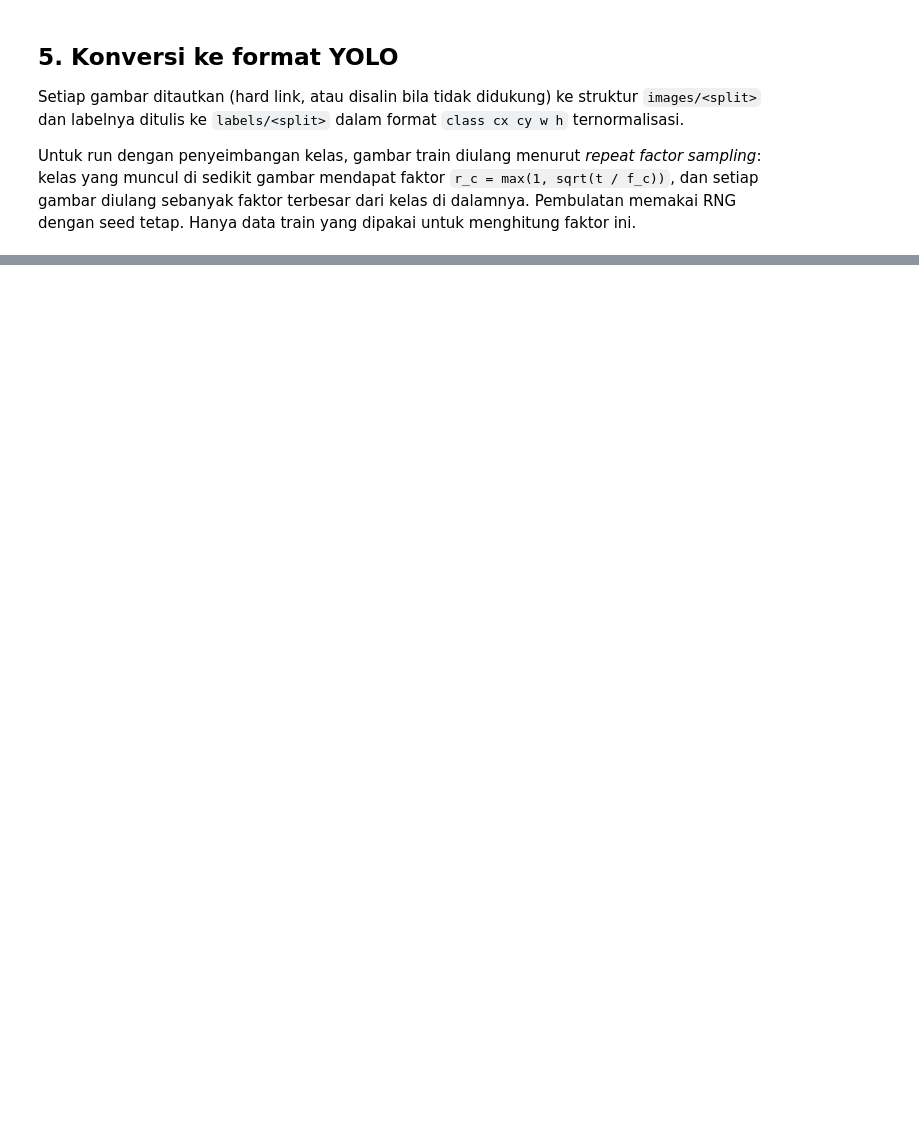
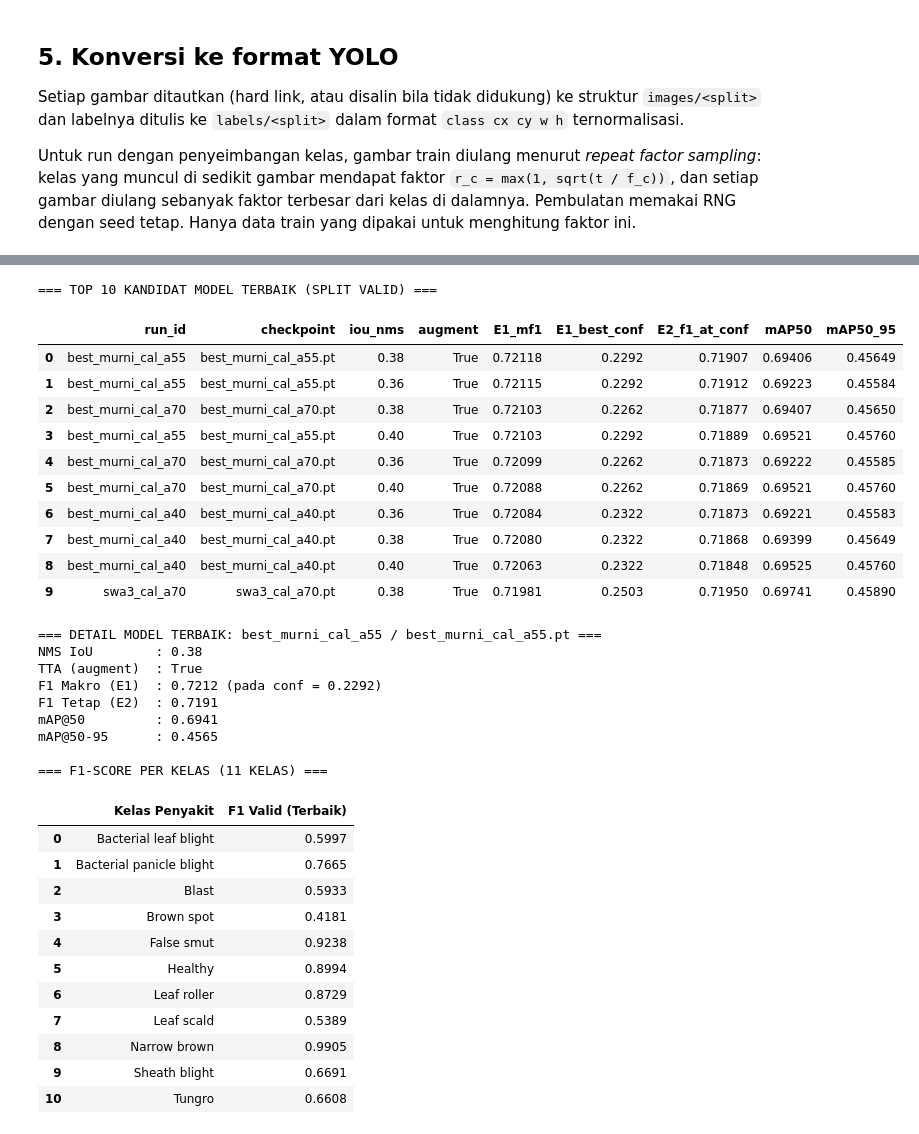
Before and after one commit to DimasPanca/telepati-agridata, a Jupyter notebook: notebooks/agridata_pipeline.ipynb, the cells around one changed output, grey strips where cells are left out. Cells and saved outputs as stored; diff of their text form; code cells hidden in the pictures; blank space fills up the shorter version.

```diff
--- a/notebooks/agridata_pipeline.ipynb
+++ b/notebooks/agridata_pipeline.ipynb
@@ -861,0 +1018,57 @@ if MODE == "inference_only":
+# %%
+df_res = pd.read_csv(RUNS_DIR.parent / "eval" / "checkpoint_eval_valid.csv")
+
+print("=== TOP 10 KANDIDAT MODEL TERBAIK (SPLIT VALID) ===")
+summary_cols = ["run_id", "checkpoint", "iou_nms", "augment", "E1_mf1", "E1_best_conf", "E2_f1_at_conf", "mAP50", "mAP50_95"]
+display(df_res[summary_cols].head(10).reset_index(drop=True))
+
+best_row = df_res.iloc[0]
+print(f"\n=== DETAIL MODEL TERBAIK: {best_row['run_id']} / {best_row['checkpoint']} ===")
+print(f"NMS IoU        : {best_row['iou_nms']}")
+print(f"TTA (augment)  : {best_row['augment']}")
+print(f"F1 Makro (E1)  : {best_row['E1_mf1']:.4f} (pada conf = {best_row['E1_best_conf']:.4f})")
+print(f"F1 Tetap (E2)  : {best_row['E2_f1_at_conf']:.4f}")
+print(f"mAP@50         : {best_row['mAP50']:.4f}")
+print(f"mAP@50-95      : {best_row['mAP50_95']:.4f}")
+
+print("\n=== F1-SCORE PER KELAS (11 KELAS) ===")
+f1_cols = [c for c in df_res.columns if c.startswith("F1_")]
+df_per_class = pd.DataFrame({
+    "Kelas Penyakit": [c.replace("F1_", "") for c in f1_cols],
+    "F1 Valid (Terbaik)": [best_row[c] for c in f1_cols],
+})
+display(df_per_class)
+# %% [output]
+=== TOP 10 KANDIDAT MODEL TERBAIK (SPLIT VALID) ===
+|  | run_id | checkpoint | iou_nms | augment | E1_mf1 | E1_best_conf | E2_f1_at_conf | mAP50 | mAP50_95 |
+| 0 | best_murni_cal_a55 | best_murni_cal_a55.pt | 0.38 | True | 0.72118 | 0.2292 | 0.71907 | 0.69406 | 0.45649 |
+| 1 | best_murni_cal_a55 | best_murni_cal_a55.pt | 0.36 | True | 0.72115 | 0.2292 | 0.71912 | 0.69223 | 0.45584 |
+| 2 | best_murni_cal_a70 | best_murni_cal_a70.pt | 0.38 | True | 0.72103 | 0.2262 | 0.71877 | 0.69407 | 0.45650 |
+| 3 | best_murni_cal_a55 | best_murni_cal_a55.pt | 0.40 | True | 0.72103 | 0.2292 | 0.71889 | 0.69521 | 0.45760 |
+| 4 | best_murni_cal_a70 | best_murni_cal_a70.pt | 0.36 | True | 0.72099 | 0.2262 | 0.71873 | 0.69222 | 0.45585 |
+| 5 | best_murni_cal_a70 | best_murni_cal_a70.pt | 0.40 | True | 0.72088 | 0.2262 | 0.71869 | 0.69521 | 0.45760 |
+| 6 | best_murni_cal_a40 | best_murni_cal_a40.pt | 0.36 | True | 0.72084 | 0.2322 | 0.71873 | 0.69221 | 0.45583 |
+| 7 | best_murni_cal_a40 | best_murni_cal_a40.pt | 0.38 | True | 0.72080 | 0.2322 | 0.71868 | 0.69399 | 0.45649 |
+| 8 | best_murni_cal_a40 | best_murni_cal_a40.pt | 0.40 | True | 0.72063 | 0.2322 | 0.71848 | 0.69525 | 0.45760 |
+| 9 | swa3_cal_a70 | swa3_cal_a70.pt | 0.38 | True | 0.71981 | 0.2503 | 0.71950 | 0.69741 | 0.45890 |
+=== DETAIL MODEL TERBAIK: best_murni_cal_a55 / best_murni_cal_a55.pt ===
+NMS IoU        : 0.38
+TTA (augment)  : True
+F1 Makro (E1)  : 0.7212 (pada conf = 0.2292)
+F1 Tetap (E2)  : 0.7191
+mAP@50         : 0.6941
+mAP@50-95      : 0.4565
+
+=== F1-SCORE PER KELAS (11 KELAS) ===
+|  | Kelas Penyakit | F1 Valid (Terbaik) |
+| 0 | Bacterial leaf blight | 0.5997 |
+| 1 | Bacterial panicle blight | 0.7665 |
+| 2 | Blast | 0.5933 |
+| 3 | Brown spot | 0.4181 |
+| 4 | False smut | 0.9238 |
+| 5 | Healthy | 0.8994 |
+| 6 | Leaf roller | 0.8729 |
+| 7 | Leaf scald | 0.5389 |
+| 8 | Narrow brown | 0.9905 |
+| 9 | Sheath blight | 0.6691 |
+| 10 | Tungro | 0.6608 |
```
Also changed, not shown: parts of 42 cells of this notebook.
